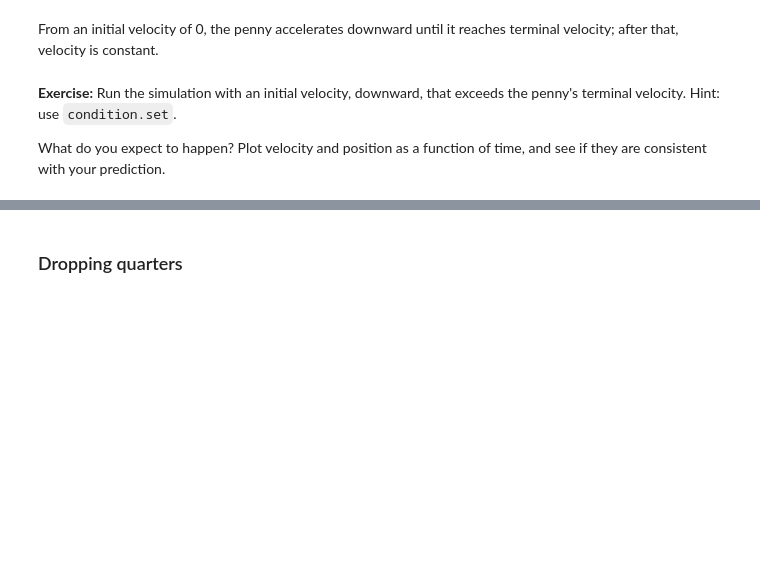
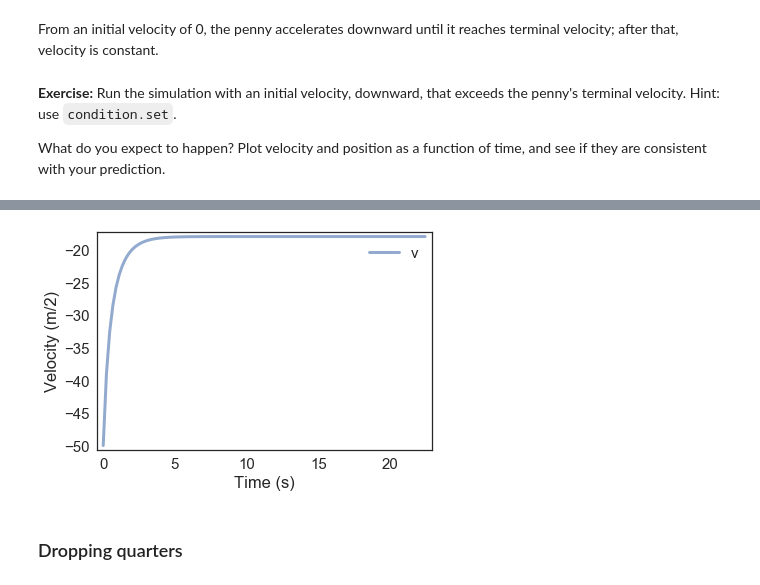
Before and after one commit to ASHSWAN1999/ModSimPy, a Jupyter notebook: code/chap09mine.ipynb, the cells around one changed output, grey strips where cells are left out. Saved outputs shown, nothing was run; the diff lists cells and outputs as text; code cells hidden in the pictures; blank space fills up the shorter version.

```diff
--- a/code/chap09mine.ipynb
+++ b/code/chap09mine.ipynb
@@ -422,3 +456,7 @@ What do you expect to happen?  Plot velocity and position as a function of time,
+# %%
+plot_velocity(system2.results)
+# %% [output]
+[figure, added]
 # %% [markdown]
 ### Dropping quarters
 # %% [markdown]
```
Also changed, not shown: parts of 18 cells of this notebook, 2 other files.
